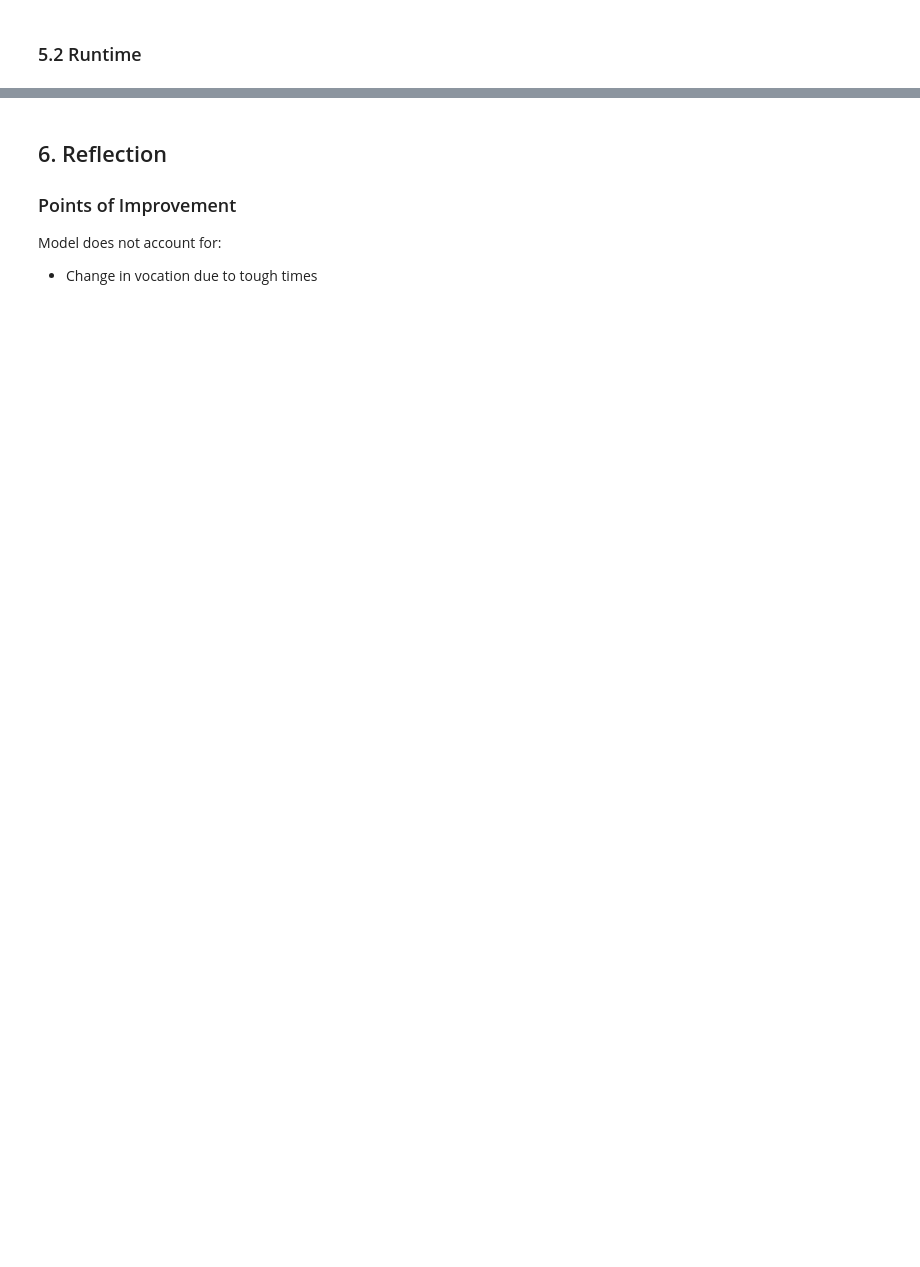
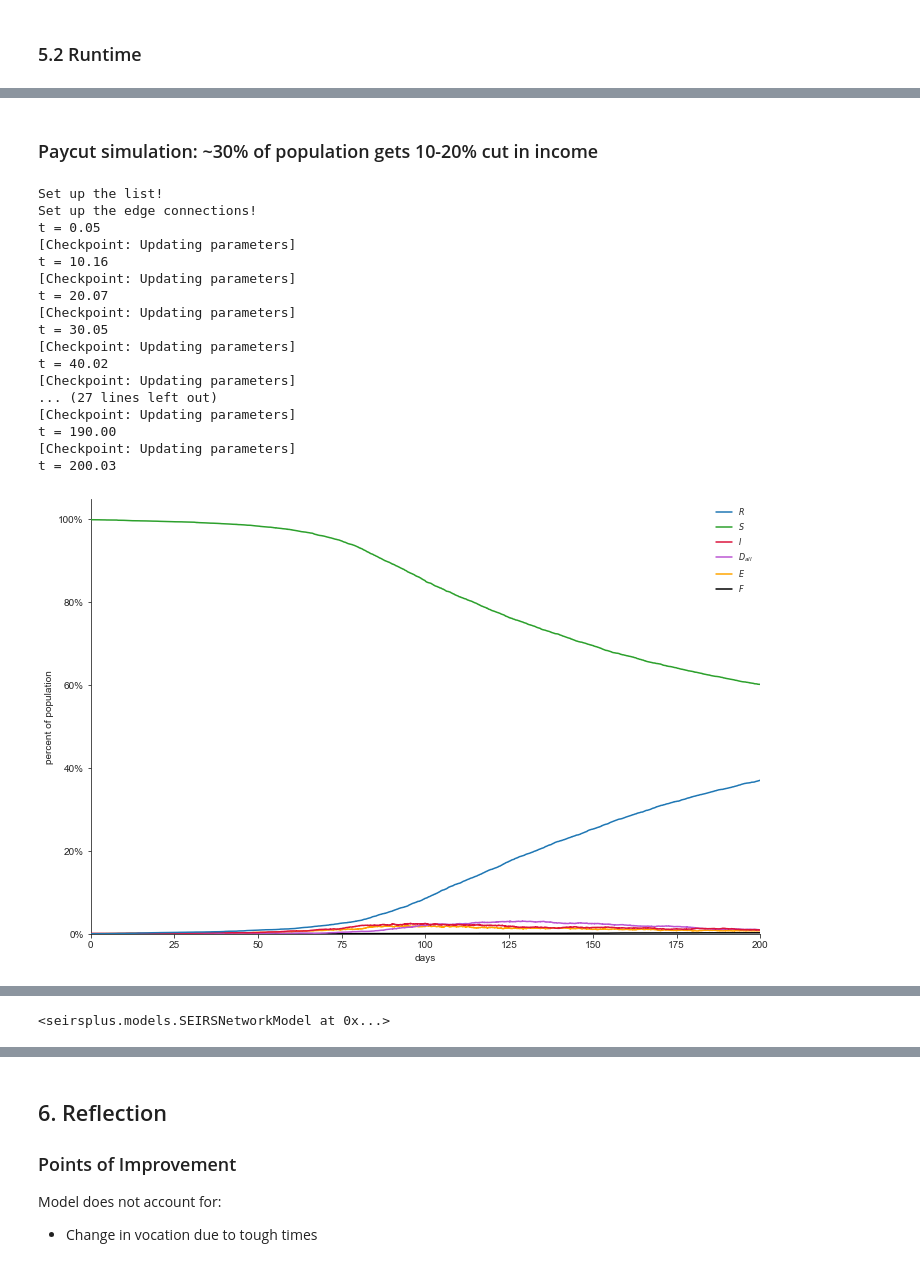
Before and after one commit to zb3qk/Social-Distancing-By-Occupation, a Jupyter notebook: buildData.ipynb, the cells around one changed output, grey strips where cells are left out. Drawn from its saved outputs; the diff is of its cells as text; code cells hidden in the pictures; blank space fills up the shorter version.

```diff
--- a/buildData.ipynb
+++ b/buildData.ipynb
@@ -482,0 +549,23 @@ t = 100.01
+# %% [markdown]
+### Paycut simulation: ~30% of population gets 10-20% cut in income
+# %%
+runSimulationPayCut(unit_time=200, payCutProbability=.3)
+# %% [output]
+Set up the list!
+Set up the edge connections!
+t = 0.05
+[Checkpoint: Updating parameters]
+t = 10.16
+[Checkpoint: Updating parameters]
+t = 20.07
+[Checkpoint: Updating parameters]
+t = 30.05
+[Checkpoint: Updating parameters]
+t = 40.02
+[Checkpoint: Updating parameters]
+... (27 lines left out)
+[Checkpoint: Updating parameters]
+t = 190.00
+[Checkpoint: Updating parameters]
+t = 200.03
+[figure, added]
@@ -482,0 +573 @@ t = 100.01
+<seirsplus.models.SEIRSNetworkModel at 0x...>
```
Also changed, not shown: parts of 25 cells of this notebook, 9 other files.
